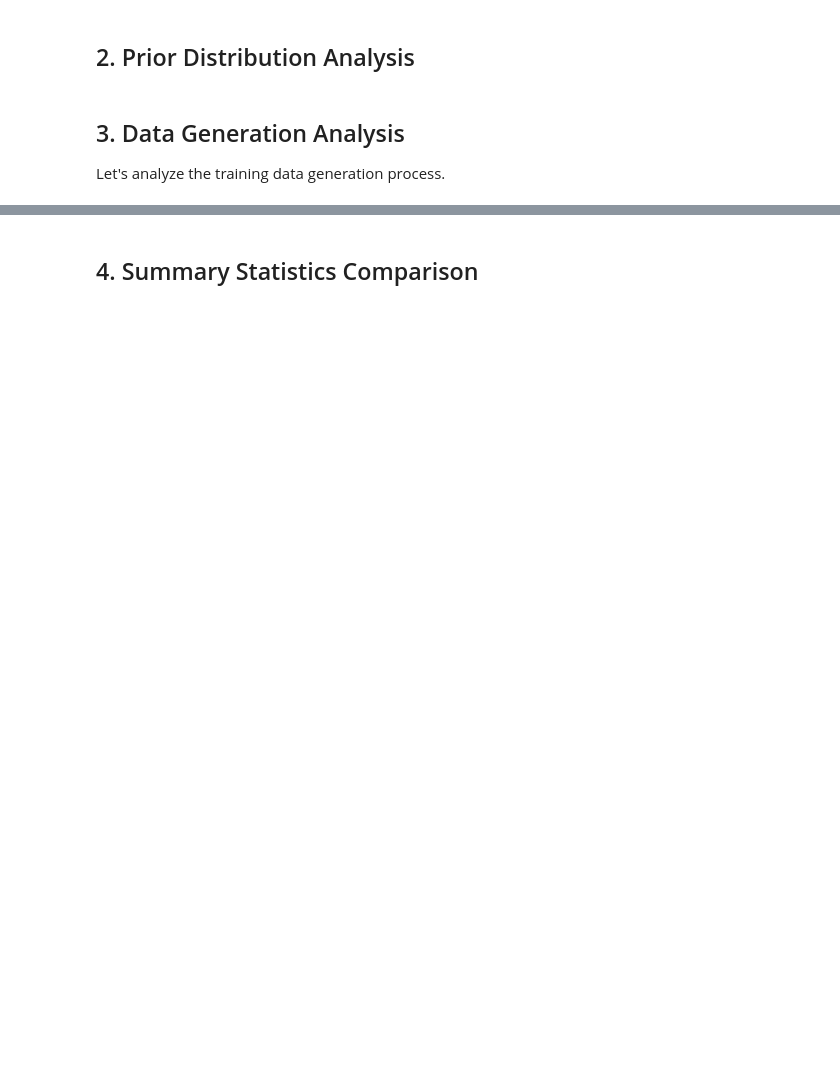
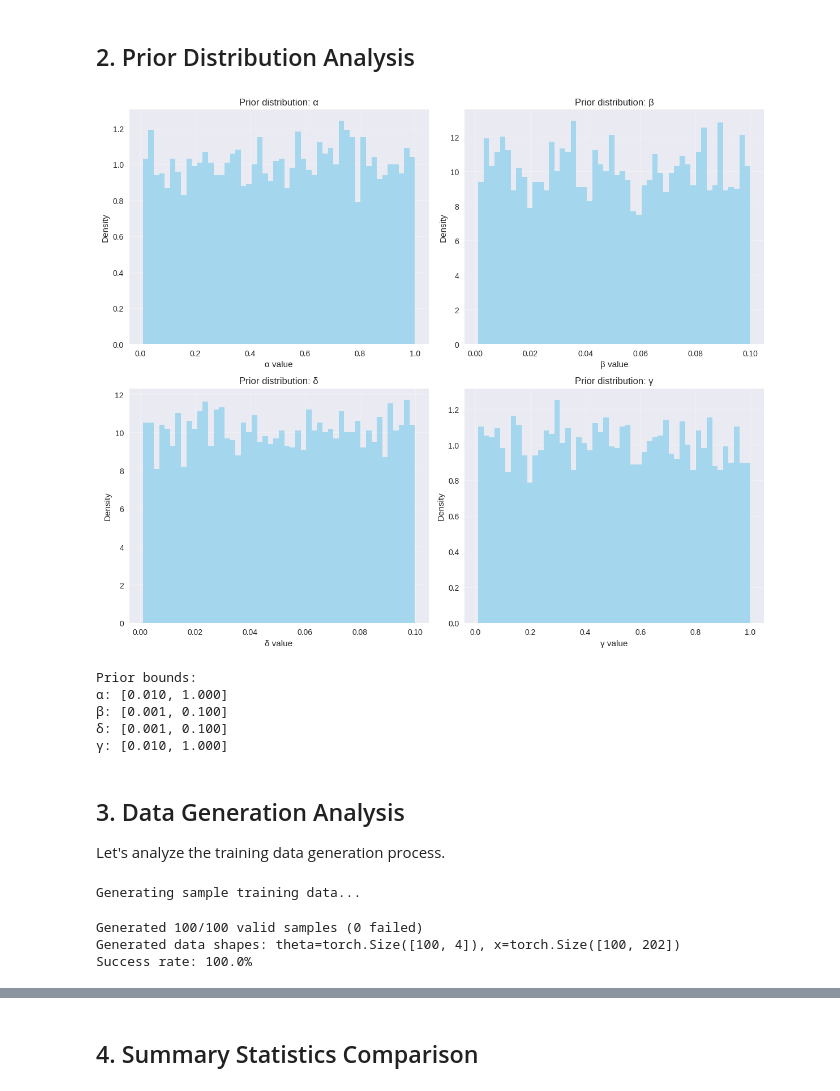
Before and after one commit to tomkimpson/NPE_LV, a Jupyter notebook: notebooks/visualization.ipynb, the cells around one changed output, grey strips where cells are left out. Cells and saved outputs as stored; diff of their text form; code cells hidden in the pictures; blank space fills up the shorter version.

```diff
--- a/notebooks/visualization.ipynb
+++ b/notebooks/visualization.ipynb
@@ -84,35 +84,48 @@ plt.show()
 # %%
 # Sample from prior and visualize
 prior_samples = prior.sample((5000,)).numpy()
 
 fig, axes = plt.subplots(2, 2, figsize=(12, 10))
 axes = axes.flatten()
 
 for i, (ax, name) in enumerate(zip(axes, param_names)):
     ax.hist(prior_samples[:, i], bins=50, alpha=0.7, color='skyblue', density=True)
     ax.set_xlabel(f'{name} value')
     ax.set_ylabel('Density')
     ax.set_title(f'Prior distribution: {name}')
     ax.grid(True, alpha=0.3)
 
 plt.tight_layout()
 plt.show()
 
 print("Prior bounds:")
 for i, name in enumerate(param_names):
-    low = prior.support.low[i].item()
-    high = prior.support.high[i].item()
+    low = prior.support.base_constraint.lower_bound[i].item()
+    high = prior.support.base_constraint.upper_bound[i].item()
     print(f"{name}: [{low:.3f}, {high:.3f}]")
+# %% [output]
+[figure, added]
+Prior bounds:
+α: [0.010, 1.000]
+β: [0.001, 0.100]
+δ: [0.001, 0.100]
+γ: [0.010, 1.000]
 # %% [markdown]
 ## 3. Data Generation Analysis
 
 Let's analyze the training data generation process.
 # %%
 # Generate small batch of training data
+
+t_max = 10.0
+dt = 0.1
+t_grid = create_time_grid(t_max=t_max, dt=dt)
+
+
 generator = LVDataGenerator(
     x0=(50, 100),
-    t_max=10.0,
-    dt=0.1,
+    t_max=t_max,
+    dt=dt,
     use_summary_stats=False,
     seed=42
 )
@@ -122,6 +135,11 @@ theta_sample, x_sample = generator.generate_batch(n_samples=100, batch_size=50)
 
 print(f"Generated data shapes: theta={theta_sample.shape}, x={x_sample.shape}")
 print(f"Success rate: {generator.get_stats()['success_rate']:.1%}")
+# %% [output]
+Generating sample training data...
+Generated 100/100 valid samples (0 failed)
+Generated data shapes: theta=torch.Size([100, 4]), x=torch.Size([100, 202])
+Success rate: 100.0%
 # %%
 # Visualize some generated trajectories
 fig, axes = plt.subplots(2, 3, figsize=(15, 10))
```
Also changed, not shown: parts of 4 cells of this notebook, 6 other files.
